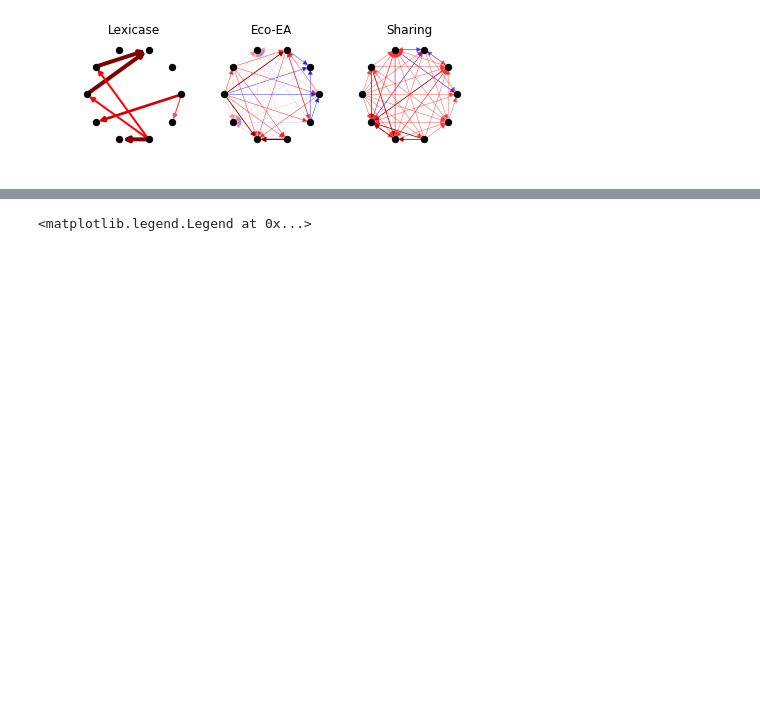
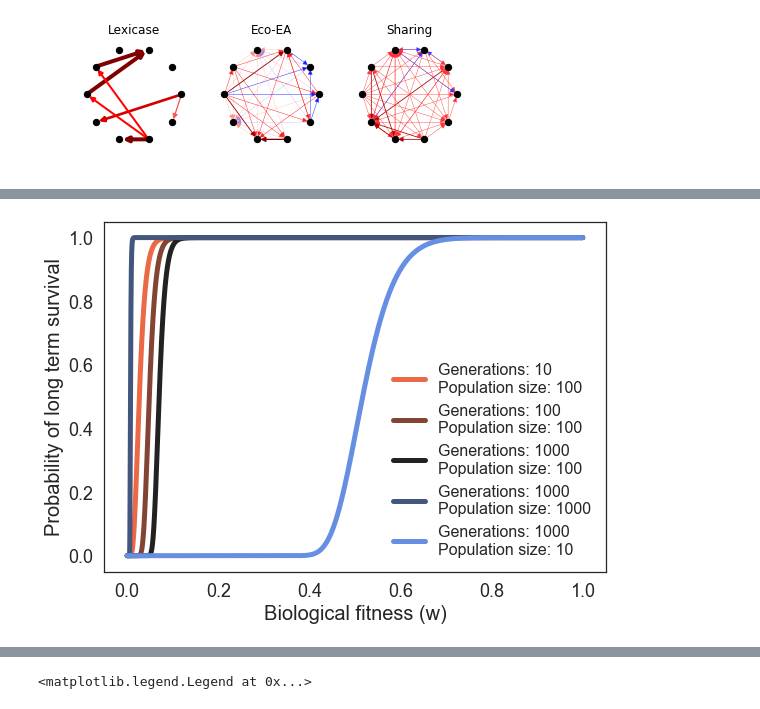
Before and after one commit to emilydolson/ecology_of_evolutionary_computation, a Jupyter notebook: Selection_Scheme_Communities.ipynb, the cells around one changed output, grey strips where cells are left out. Cells and saved outputs as stored; diff of their text form; code cells hidden in the pictures; blank space fills up the shorter version.

```diff
--- a/Selection_Scheme_Communities.ipynb
+++ b/Selection_Scheme_Communities.ipynb
@@ -347,0 +338,31 @@ plt.savefig("figs/interaction_networks.png", dpi=300)
+# %%
+pal = sns.diverging_palette(255, 20, l=60, n=5, center="dark")
+
+plt.figure(figsize=(8,6))
+
+matplotlib.style.use("seaborn-poster")
+matplotlib.rc('xtick', labelsize=18)
+matplotlib.rc('ytick', labelsize=18)
+
+xvals = np.arange(0, 1, .0001)
+y1 = (1 - (1-xvals)**10)**1000
+y2 = (1 - (1-xvals)**100)**1000
+y3 = (1 - (1-xvals)**1000)**1000
+y4 = (1 - (1-xvals)**100)**10
+y5 = (1 - (1-xvals)**100)**100
+
+plt.plot(xvals, y4, color=pal[4], lw=5, label="Generations: 10\nPopulation size: 100")
+plt.plot(xvals, y5, color=pal[3], lw=5, label="Generations: 100\nPopulation size: 100")
+plt.plot(xvals, y2, color=pal[2], lw=5, label="Generations: 1000\nPopulation size: 100")
+plt.plot(xvals, y3, color=pal[1], lw=5, label="Generations: 1000\nPopulation size: 1000")
+plt.plot(xvals, y1, color=pal[0], lw=5, label="Generations: 1000\nPopulation size: 10")
+
+
+
+plt.xlabel("Biological fitness (w)", fontsize=20)
+plt.ylabel("Probability of long term survival", fontsize=20)
+plt.legend(fontsize=16)
+
+plt.savefig('figs/survival_generations.png', bbox_inches='tight', dpi=300)
+# %% [output]
+[figure, added]
```
Also changed, not shown: parts of 9 cells of this notebook, 1 other file.
